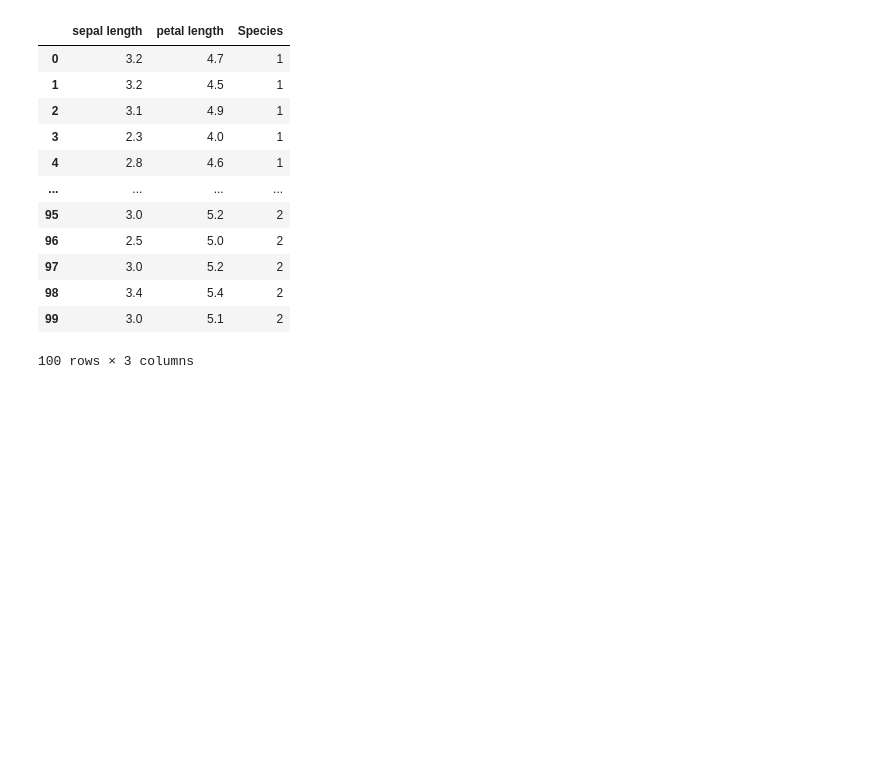
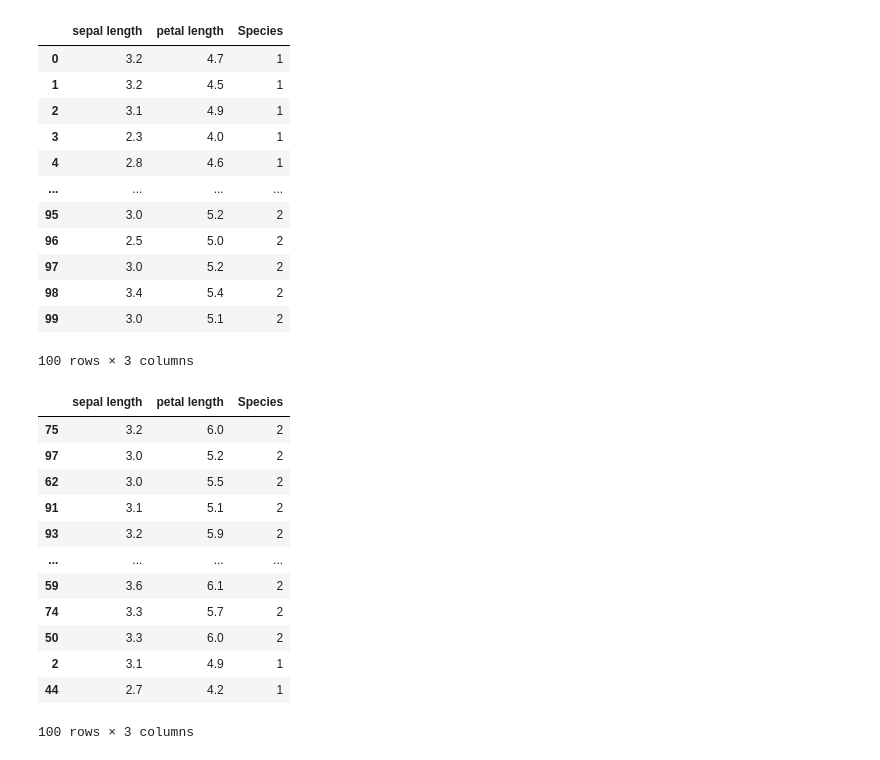
Before and after one commit to dhanushka365/Ensemble_Learner, a Jupyter notebook: Simple_Ensemble_Learner.ipynb, the cells around one changed output. Drawn from its saved outputs; the diff is of its cells as text; code cells hidden in the pictures; blank space fills up the shorter version.

```diff
--- a/Simple_Ensemble_Learner.ipynb
+++ b/Simple_Ensemble_Learner.ipynb
@@ -43,3 +69,22 @@ df
 | 98 | 3.4 | 5.4 | 2 |
 | 99 | 3.0 | 5.1 | 2 |
 100 rows × 3 columns
+# %%
+#now will shuffe our data set
+
+df = df.sample(df.shape[0])
+df
+# %% [output]
+|  | sepal length | petal length | Species |
+| 75 | 3.2 | 6.0 | 2 |
+| 97 | 3.0 | 5.2 | 2 |
+| 62 | 3.0 | 5.5 | 2 |
+| 91 | 3.1 | 5.1 | 2 |
+| 93 | 3.2 | 5.9 | 2 |
+| ... | ... | ... | ... |
+| 59 | 3.6 | 6.1 | 2 |
+| 74 | 3.3 | 5.7 | 2 |
+| 50 | 3.3 | 6.0 | 2 |
+| 2 | 3.1 | 4.9 | 1 |
+| 44 | 2.7 | 4.2 | 1 |
+100 rows × 3 columns
```
Also changed, not shown: parts of 9 cells of this notebook.
